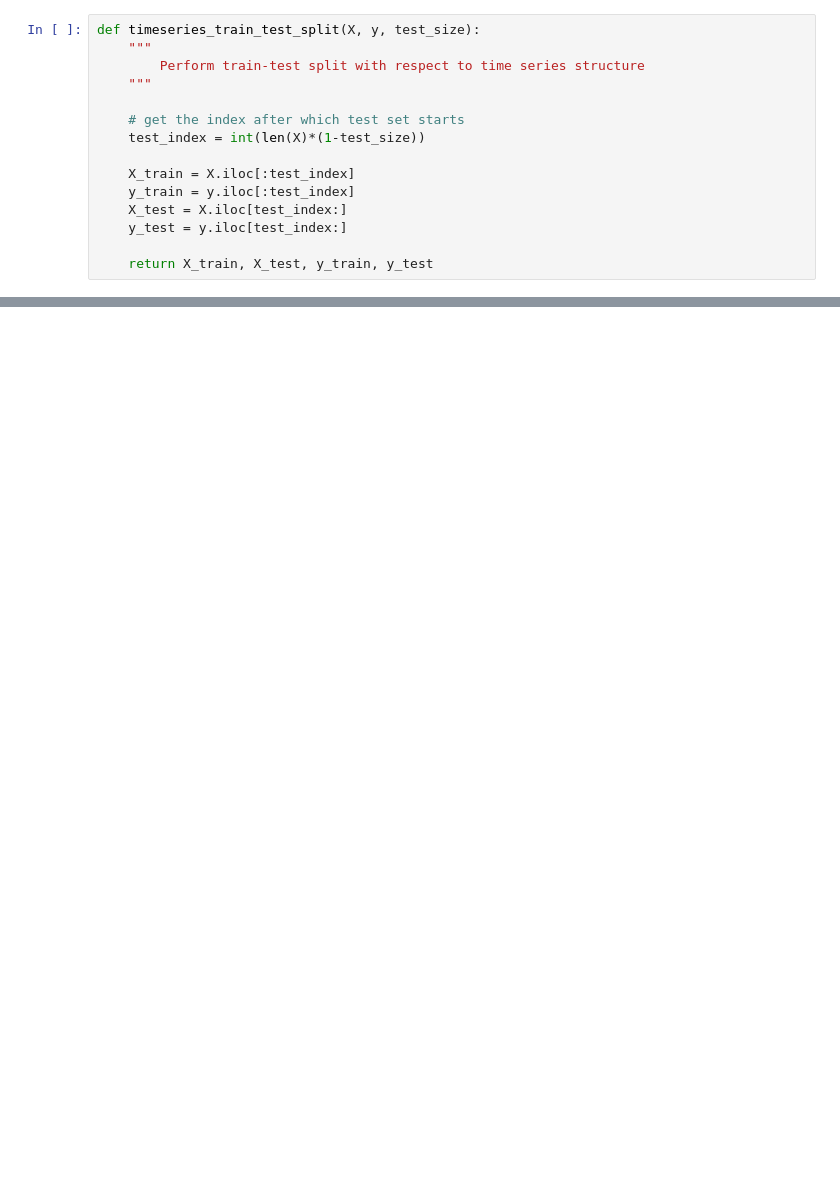
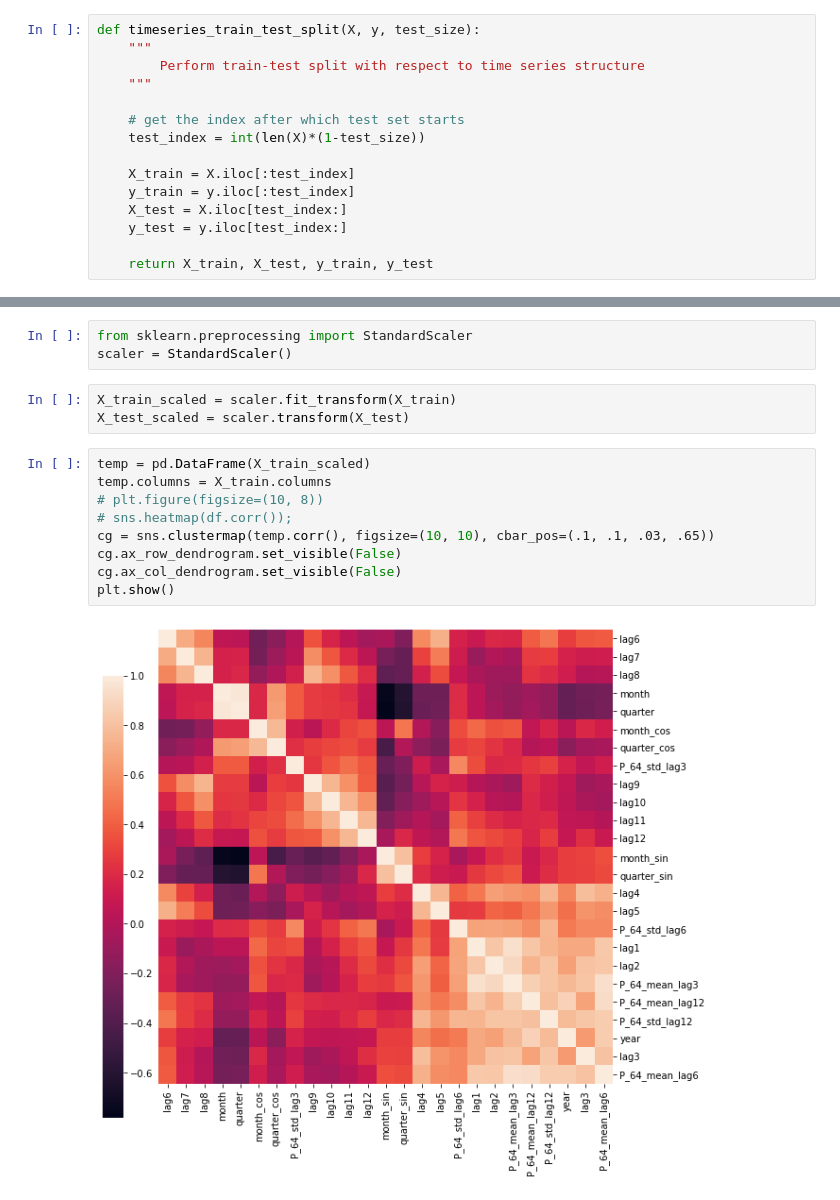
Before and after one commit to Mounji-Salma/Forecasting_App, a Jupyter notebook: ML.ipynb, the cells around one changed output, grey strips where cells are left out. Drawn from its saved outputs; the diff is of its cells as text; blank space fills up the shorter version.

```diff
--- a/ML.ipynb
+++ b/ML.ipynb
@@ -465,0 +337,17 @@ plotCoefficients(lr)
+# %%
+from sklearn.preprocessing import StandardScaler
+scaler = StandardScaler()
+# %%
+X_train_scaled = scaler.fit_transform(X_train)
+X_test_scaled = scaler.transform(X_test)
+# %%
+temp = pd.DataFrame(X_train_scaled)
+temp.columns = X_train.columns
+# plt.figure(figsize=(10, 8))
+# sns.heatmap(df.corr());
+cg = sns.clustermap(temp.corr(), figsize=(10, 10), cbar_pos=(.1, .1, .03, .65))
+cg.ax_row_dendrogram.set_visible(False)
+cg.ax_col_dendrogram.set_visible(False)
+plt.show()
+# %% [output]
+[figure, added]
```
Also changed, not shown: parts of 48 cells of this notebook, 2 other files.
